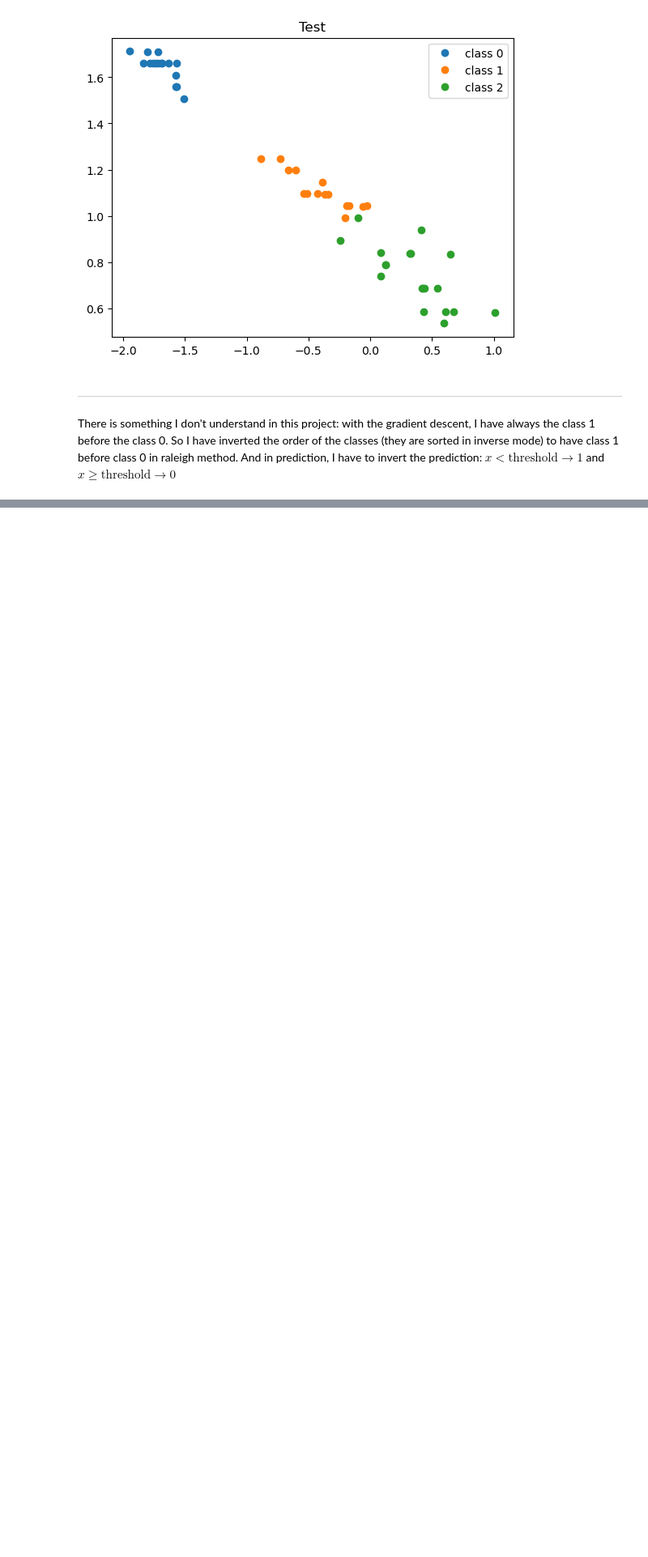
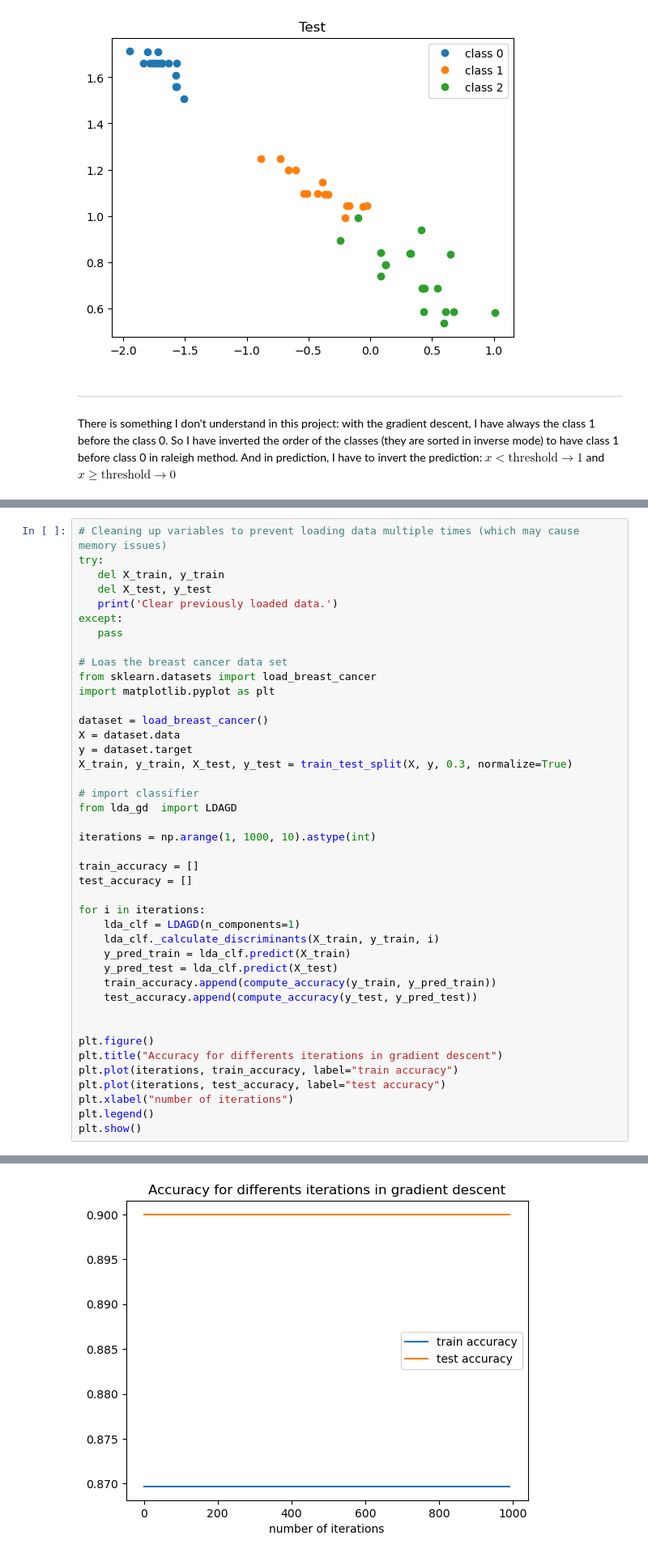
Before and after one commit to Arkanthara/data-mining, a Jupyter notebook: main_lda.ipynb, the cells around one changed output, grey strips where cells are left out. Shown at 81% size. Saved outputs shown, nothing was run; the diff lists cells and outputs as text; blank space fills up the shorter version.

```diff
--- a/main_lda.ipynb
+++ b/main_lda.ipynb
@@ -281,0 +288,43 @@ There is something I don't understand in this project: with the gradient descent
+# %%
+# Cleaning up variables to prevent loading data multiple times (which may cause memory issues)
+try:
+   del X_train, y_train
+   del X_test, y_test
+   print('Clear previously loaded data.')
+except:
+   pass
+
+# Loas the breast cancer data set
+from sklearn.datasets import load_breast_cancer
+import matplotlib.pyplot as plt
+
+dataset = load_breast_cancer()
+X = dataset.data
+y = dataset.target
+X_train, y_train, X_test, y_test = train_test_split(X, y, 0.3, normalize=True)
+
+# import classifier
+from lda_gd  import LDAGD
+
+iterations = np.arange(1, 1000, 10).astype(int)
+
+train_accuracy = []
+test_accuracy = []
+
+for i in iterations:
+    lda_clf = LDAGD(n_components=1)
+    lda_clf._calculate_discriminants(X_train, y_train, i)
+    y_pred_train = lda_clf.predict(X_train)
+    y_pred_test = lda_clf.predict(X_test)
+    train_accuracy.append(compute_accuracy(y_train, y_pred_train))
+    test_accuracy.append(compute_accuracy(y_test, y_pred_test))
+
+
+plt.figure()
+plt.title("Accuracy for differents iterations in gradient descent")
+plt.plot(iterations, train_accuracy, label="train accuracy")
+plt.plot(iterations, test_accuracy, label="test accuracy")
+plt.xlabel("number of iterations")
+plt.legend()
+plt.show()
+# %% [output]
@@ -281,0 +332 @@ There is something I don't understand in this project: with the gradient descent
+[figure, added]
```
Also changed, not shown: parts of 4 cells of this notebook, 1 other file.
